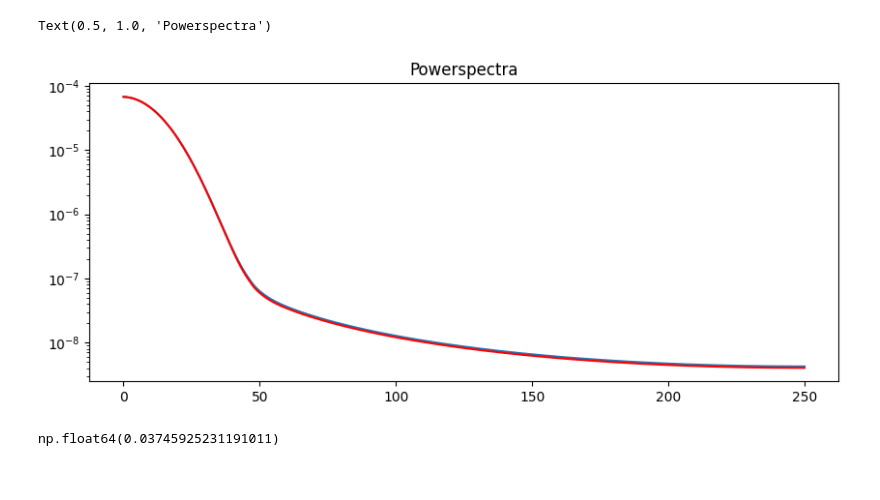
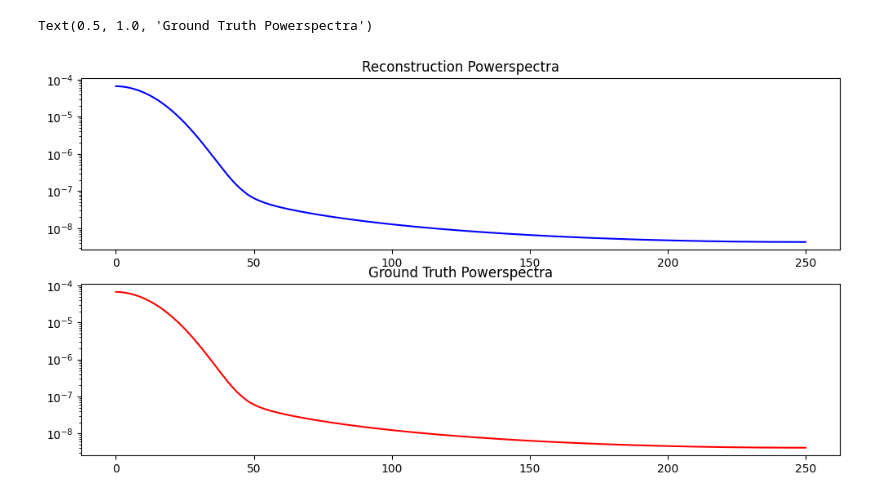
Before and after one commit to HeyuanChi/DSML_final, a Jupyter notebook: demo.ipynb, the cells around one changed output. Drawn from its saved outputs; the diff is of its cells as text; code cells hidden in the pictures.

```diff
--- a/demo.ipynb
+++ b/demo.ipynb
@@ -34,6 +36,11 @@ output_steps = 500
 dataset = CustomDataset(test_data, input_length=input_length, output_length=output_steps)
 data_loader = BatchSampler(dataset, 1000)
 x, y = data_loader()
-test = np.load('./data/lorenz63_test.npy')
+
+model = TimeSeriesTransformer(input_dim, d_model, nhead, num_encoder_layers, num_decoder_layers, dim_feedforward, dropout, output_dim)
+model.load_state_dict(torch.load(f'./model63.pth', weights_only=True))
 pred = inference(model, x, input_length=input_length, output_length=output_length, output_steps=output_steps)
+# %%
+true_data = y[:, 1:, :].numpy()
+pred_data = pred[:, input_length:, :]
 # %%
@@ -66,13 +57,13 @@ plt.show()
 # %%
-fig, axes = plt.subplots(1, figsize=(10, 4))
-axes.plot(np.array([get_average_spectrum(pred[:, input_length:, dim], 10) for dim in range(3)]).mean(0).mean(0), label="Generated")
-axes.plot(np.array([get_average_spectrum(y[:, 1:, dim], 10) for dim in range(3)]).mean(0).mean(0), color='red',  label="Ground Truth")
-axes.set_yscale("log")
-axes.set_title('Powerspectra')
+sigma = 10
+
+fig, axes = plt.subplots(2, figsize=(12, 6))
+axes[0].plot(np.array([get_average_spectrum(pred_data[:, :, dim], sigma) for dim in range(3)]).mean(0).mean(0), c='b')
+axes[1].plot(np.array([get_average_spectrum(true_data[:, :, dim], sigma) for dim in range(3)]).mean(0).mean(0), c='r')
+axes[0].set_yscale("log")
+axes[1].set_yscale("log")
+axes[0].set_title('Reconstruction Powerspectra')
+axes[1].set_title('Ground Truth Powerspectra')
 # %% [output]
-Text(0.5, 1.0, 'Powerspectra')
+Text(0.5, 1.0, 'Ground Truth Powerspectra')
-[figure, old version]
+[figure, new version]
-# %%
-power_spectrum_error(pred[:, input_length:], y[:, 1:].numpy(), 80)
-# %% [output]
-np.float64(0.03745925231191011)
```
Also changed, not shown: parts of 15 cells of this notebook, 3 other files.
